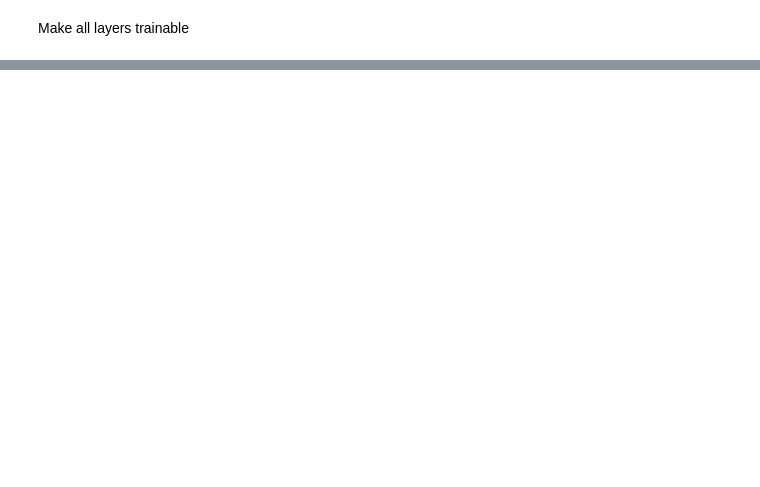
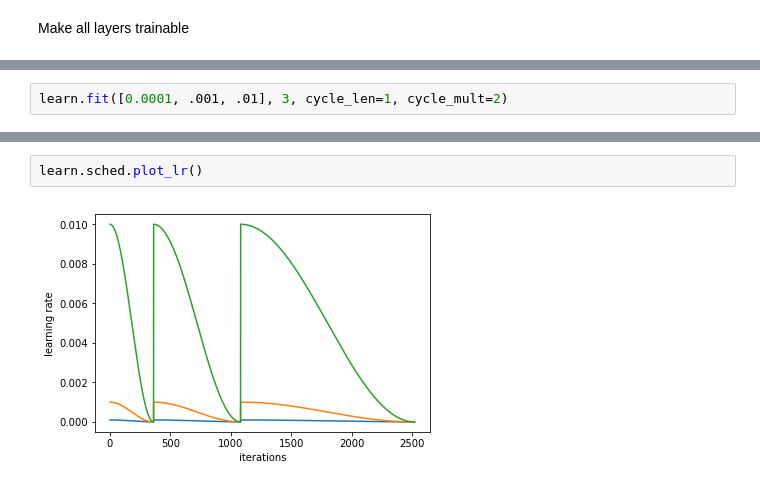
Before and after one commit to metachi/fastaiv2keras, a Jupyter notebook: lesson1-finetune2.ipynb, the cells around one changed output, grey strips where cells are left out. Saved outputs shown, nothing was run; the diff lists cells and outputs as text; blank space fills up the shorter version.

```diff
--- a/lesson1-finetune2.ipynb
+++ b/lesson1-finetune2.ipynb
@@ -187,0 +104,2 @@ lr_cycle.plot_lr()
+# %%
+learn.fit([0.0001, .001, .01], 3, cycle_len=1, cycle_mult=2)
@@ -188 +121,5 @@ lr_cycle.plot_lr()
+# %%
+learn.sched.plot_lr()
+# %% [output]
+[figure, added]
 # %%
```
Also changed, not shown: parts of 49 cells of this notebook, 2 other files.
